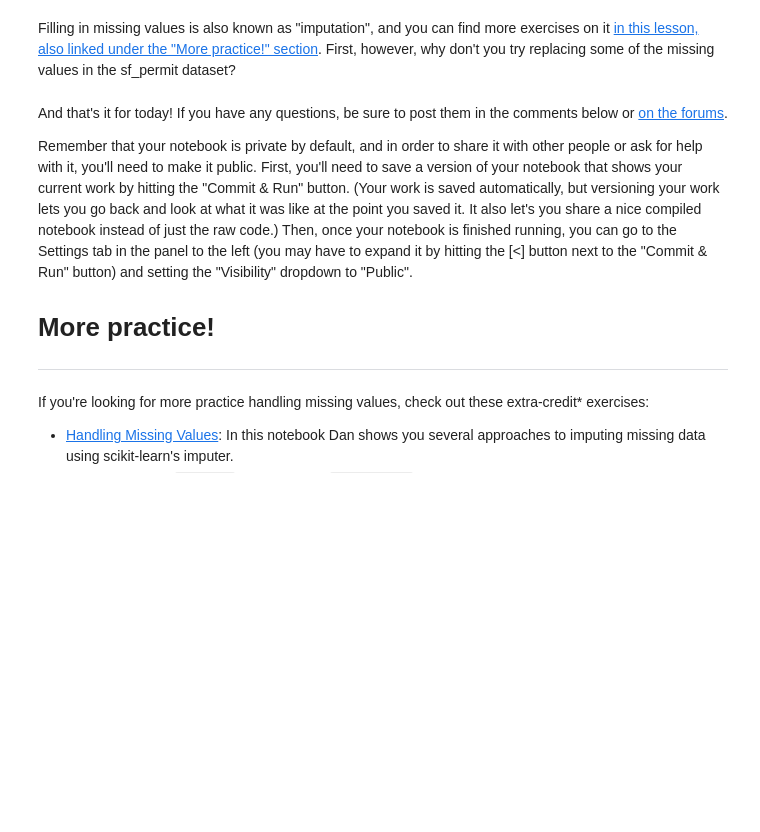
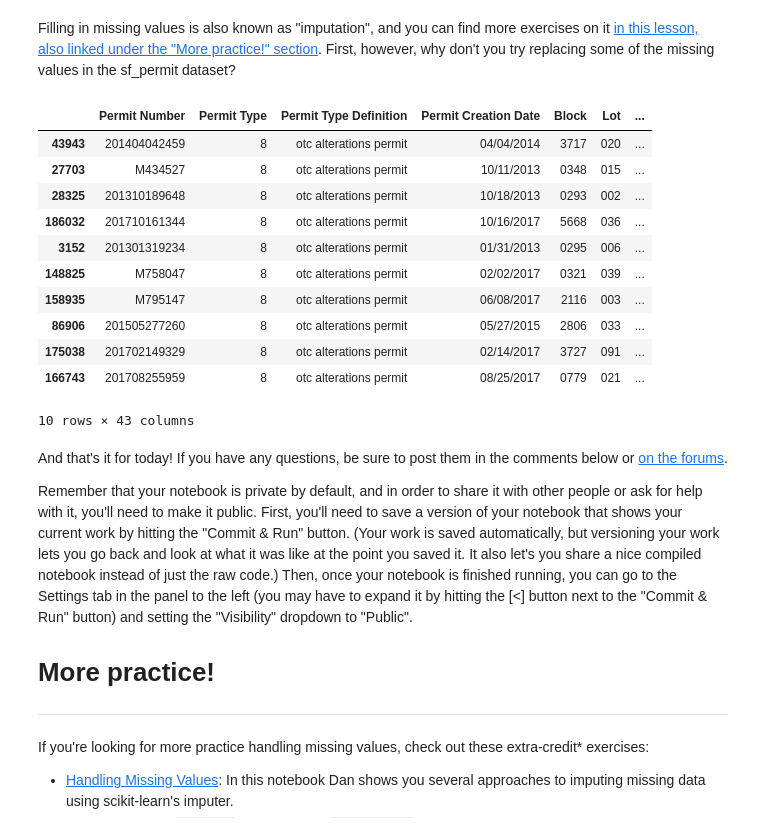
Before and after one commit to SpencerDansby/stats-and-probability, a Jupyter notebook: notebooks/data-cleaning-challenge-handling-missing-values.ipynb, the cells around one changed output. Saved outputs shown, nothing was run; the diff lists cells and outputs as text; code cells hidden in the pictures; blank space fills up the shorter version.

```diff
--- a/notebooks/data-cleaning-challenge-handling-missing-values.ipynb
+++ b/notebooks/data-cleaning-challenge-handling-missing-values.ipynb
@@ -220,6 +277,22 @@ Filling in missing values is also known as "imputation", and you can find more e
 # %%
 # Your turn! Try replacing all the NaN's in the sf_permits data with the one that
 # comes directly after it and then replacing any remaining NaN's with 0
+sf_permits.sample(10)
+subset_sf_permits = sf_permits.loc[:, 'Fire Only Permit':'Zipcode'].head()
+subset_sf_permits.fillna(method = 'bfill', axis=0).fillna(0)
+# %% [output]
+|  | Permit Number | Permit Type | Permit Type Definition | Permit Creation Date | Block | Lot | ... |
+| 43943 | 201404042459 | 8 | otc alterations permit | 04/04/2014 | 3717 | 020 | ... |
+| 27703 | M434527 | 8 | otc alterations permit | 10/11/2013 | 0348 | 015 | ... |
+| 28325 | 201310189648 | 8 | otc alterations permit | 10/18/2013 | 0293 | 002 | ... |
+| 186032 | 201710161344 | 8 | otc alterations permit | 10/16/2017 | 5668 | 036 | ... |
+| 3152 | 201301319234 | 8 | otc alterations permit | 01/31/2013 | 0295 | 006 | ... |
+| 148825 | M758047 | 8 | otc alterations permit | 02/02/2017 | 0321 | 039 | ... |
+| 158935 | M795147 | 8 | otc alterations permit | 06/08/2017 | 2116 | 003 | ... |
+| 86906 | 201505277260 | 8 | otc alterations permit | 05/27/2015 | 2806 | 033 | ... |
+| 175038 | 201702149329 | 8 | otc alterations permit | 02/14/2017 | 3727 | 091 | ... |
+| 166743 | 201708255959 | 8 | otc alterations permit | 08/25/2017 | 0779 | 021 | ... |
+10 rows × 43 columns
 # %% [markdown]
 And that's it for today! If you have any questions, be sure to post them in the comments below or [on the forums](https://www.kaggle.com/questions-and-answers).
 
```
Also changed, not shown: parts of 9 cells of this notebook.
